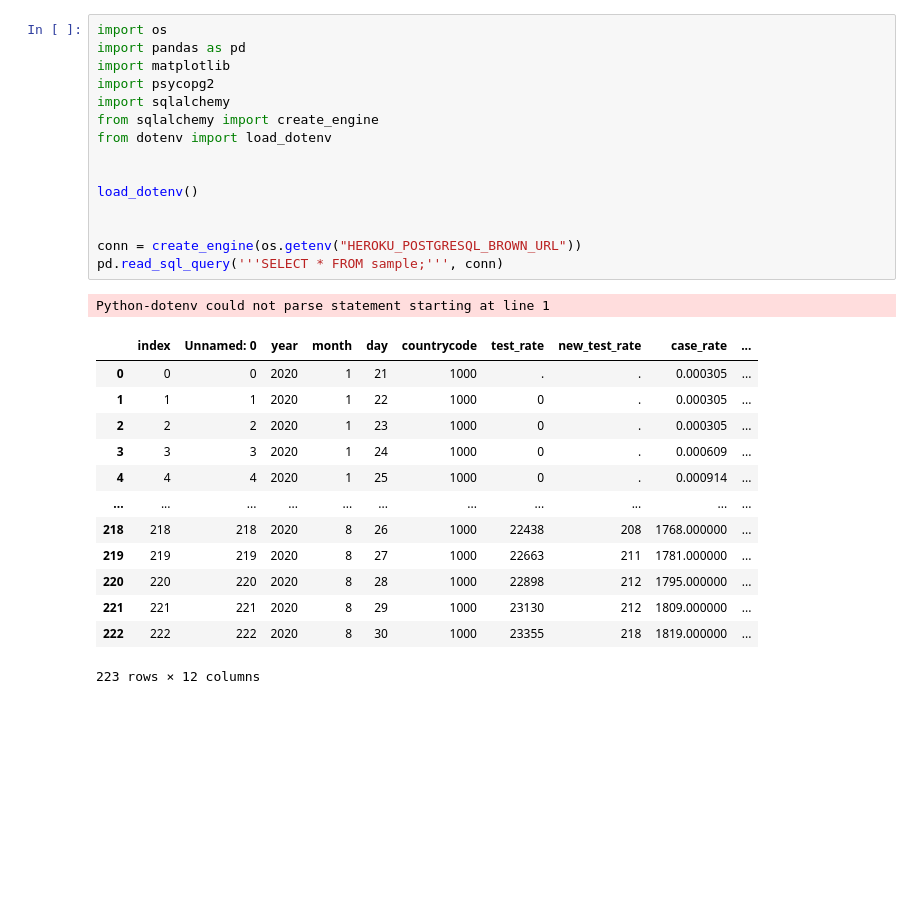
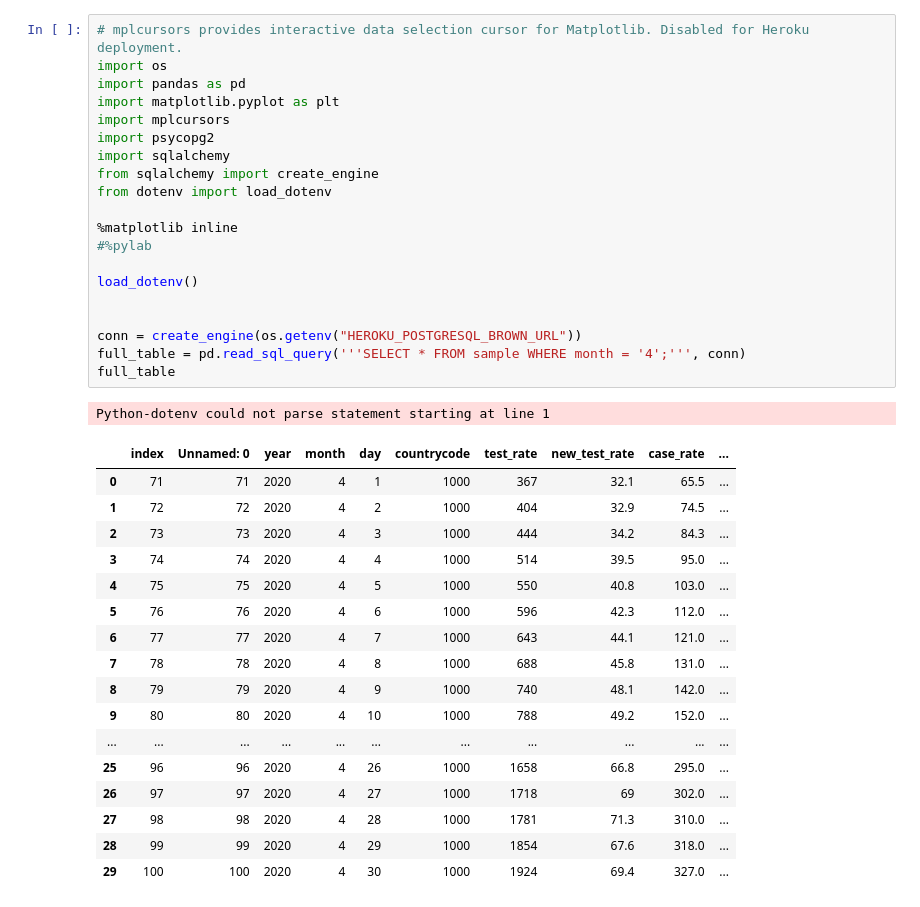
Before and after one commit to devashrlucas/OIET_Data_DB, a Jupyter notebook: oiet_sample.ipynb, the cells around one changed output. Drawn from its saved outputs; the diff is of its cells as text; blank space fills up the shorter version.

Commit message:
Updated acknowledgements. Formatted line charts in Jupyter notebook. Limited sample data to April 2020.

```diff
--- a/oiet_sample.ipynb
+++ b/oiet_sample.ipynb
@@ -3,30 +29,39 @@
 # %%
+# mplcursors provides interactive data selection cursor for Matplotlib. Disabled for Heroku deployment.
 import os
 import pandas as pd
-import matplotlib
+import matplotlib.pyplot as plt
+import mplcursors
 import psycopg2
 import sqlalchemy
 from sqlalchemy import create_engine
 from dotenv import load_dotenv
 
+%matplotlib inline
+#%pylab
 
 load_dotenv()
 
 
 conn = create_engine(os.getenv("HEROKU_POSTGRESQL_BROWN_URL"))
-pd.read_sql_query('''SELECT * FROM sample;''', conn)
+full_table = pd.read_sql_query('''SELECT * FROM sample WHERE month = '4';''', conn)
+full_table
 # %% [output]
 Python-dotenv could not parse statement starting at line 1
 |  | index | Unnamed: 0 | year | month | day | countrycode | test_rate | new_test_rate | case_rate | ... |
-| 0 | 0 | 0 | 2020 | 1 | 21 | 1000 | . | . | 0.000305 | ... |
-| 1 | 1 | 1 | 2020 | 1 | 22 | 1000 | 0 | . | 0.000305 | ... |
-| 2 | 2 | 2 | 2020 | 1 | 23 | 1000 | 0 | . | 0.000305 | ... |
-| 3 | 3 | 3 | 2020 | 1 | 24 | 1000 | 0 | . | 0.000609 | ... |
-| 4 | 4 | 4 | 2020 | 1 | 25 | 1000 | 0 | . | 0.000914 | ... |
+| 0 | 71 | 71 | 2020 | 4 | 1 | 1000 | 367 | 32.1 | 65.5 | ... |
+| 1 | 72 | 72 | 2020 | 4 | 2 | 1000 | 404 | 32.9 | 74.5 | ... |
+| 2 | 73 | 73 | 2020 | 4 | 3 | 1000 | 444 | 34.2 | 84.3 | ... |
+| 3 | 74 | 74 | 2020 | 4 | 4 | 1000 | 514 | 39.5 | 95.0 | ... |
+| 4 | 75 | 75 | 2020 | 4 | 5 | 1000 | 550 | 40.8 | 103.0 | ... |
+| 5 | 76 | 76 | 2020 | 4 | 6 | 1000 | 596 | 42.3 | 112.0 | ... |
+| 6 | 77 | 77 | 2020 | 4 | 7 | 1000 | 643 | 44.1 | 121.0 | ... |
+| 7 | 78 | 78 | 2020 | 4 | 8 | 1000 | 688 | 45.8 | 131.0 | ... |
+| 8 | 79 | 79 | 2020 | 4 | 9 | 1000 | 740 | 48.1 | 142.0 | ... |
+| 9 | 80 | 80 | 2020 | 4 | 10 | 1000 | 788 | 49.2 | 152.0 | ... |
 | ... | ... | ... | ... | ... | ... | ... | ... | ... | ... | ... |
-| 218 | 218 | 218 | 2020 | 8 | 26 | 1000 | 22438 | 208 | 1768.000000 | ... |
-| 219 | 219 | 219 | 2020 | 8 | 27 | 1000 | 22663 | 211 | 1781.000000 | ... |
-| 220 | 220 | 220 | 2020 | 8 | 28 | 1000 | 22898 | 212 | 1795.000000 | ... |
-| 221 | 221 | 221 | 2020 | 8 | 29 | 1000 | 23130 | 212 | 1809.000000 | ... |
-| 222 | 222 | 222 | 2020 | 8 | 30 | 1000 | 23355 | 218 | 1819.000000 | ... |
+| 25 | 96 | 96 | 2020 | 4 | 26 | 1000 | 1658 | 66.8 | 295.0 | ... |
+| 26 | 97 | 97 | 2020 | 4 | 27 | 1000 | 1718 | 69 | 302.0 | ... |
+| 27 | 98 | 98 | 2020 | 4 | 28 | 1000 | 1781 | 71.3 | 310.0 | ... |
+| 28 | 99 | 99 | 2020 | 4 | 29 | 1000 | 1854 | 67.6 | 318.0 | ... |
+| 29 | 100 | 100 | 2020 | 4 | 30 | 1000 | 1924 | 69.4 | 327.0 | ... |
-223 rows × 12 columns
```
Also changed, not shown: parts of 7 cells of this notebook, 2 other files.
